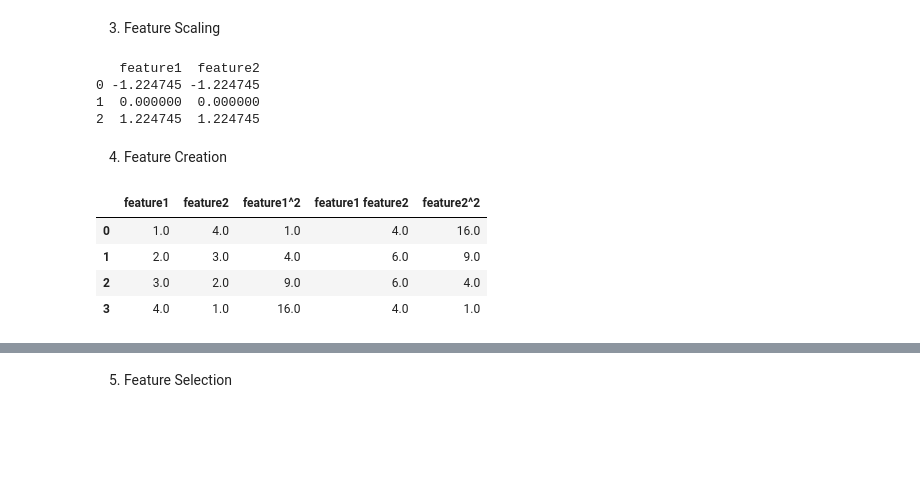
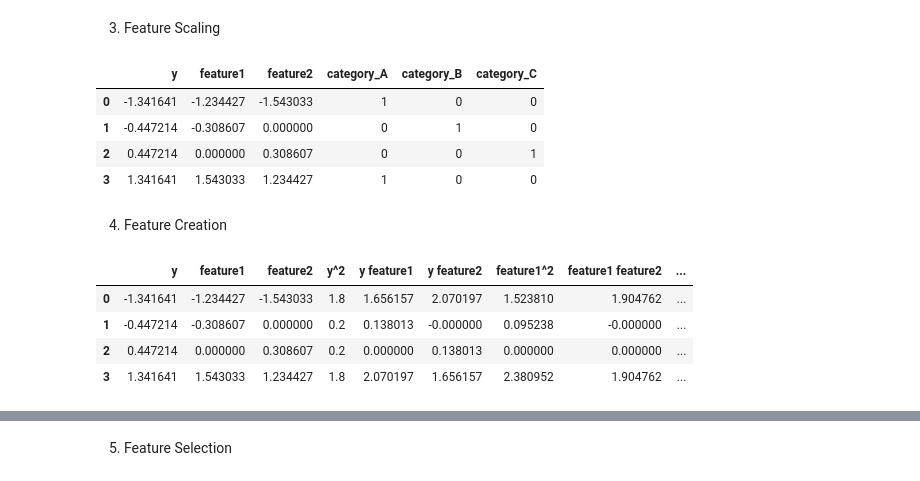
Before and after one commit to ChopinNo3Op9/Data-Analysis, a Jupyter notebook: feature engineering.ipynb, the cells around one changed output, grey strips where cells are left out. Saved outputs shown, nothing was run; the diff lists cells and outputs as text; code cells hidden in the pictures; blank space fills up the shorter version.

```diff
--- a/feature engineering.ipynb
+++ b/feature engineering.ipynb
@@ -32,5 +62,7 @@ df_imputed
 # Sample categorical data
 data = {'category': ['A', 'B', 'C', 'A']}
 df = pd.DataFrame(data)
+df = pd.concat([df_cleaned, df], axis=1)
+# df = pd.concat([df_cleaned, df]) # Concatenate df and df_cleaned vertically
 df
 # %% [output]
@@ -42,5 +74,5 @@ df
 # %%
 # One-Hot Encode categorical data
-df_encoded = pd.get_dummies(df, columns=['category'])
-df_encoded
+df = pd.get_dummies(df, columns=['category'])
+df
 # %% [output]
@@ -51,0 +84,4 @@ df_encoded
+# %%
+boolean_columns = ['category_A', 'category_B', 'category_C']
+df[boolean_columns] = df[boolean_columns].astype(int)
+df
@@ -52,35 +94,27 @@ df_encoded
 # %% [markdown]
 3. Feature Scaling
 # %%
-# Sample data
-data = [[0, 10], [1, 20], [2, 30]]
-df = pd.DataFrame(data, columns=['feature1', 'feature2'])
-
 # Standardize features, normalize the range of independent variables or features of data
 scaler = StandardScaler()
-df_scaled = pd.DataFrame(scaler.fit_transform(df), columns=df.columns)
-
-print(df_scaled)
+df_scaled = pd.DataFrame(scaler.fit_transform(df.iloc[:, :3]), columns=df.columns[:3])
+df = pd.concat([df_scaled, df.iloc[:, 3:]], axis=1)
+df
 # %% [output]
-   feature1  feature2
-0 -1.224745 -1.224745
-1  0.000000  0.000000
-2  1.224745  1.224745
+|  | y | feature1 | feature2 | category_A | category_B | category_C |
+| 0 | -1.341641 | -1.234427 | -1.543033 | 1 | 0 | 0 |
+| 1 | -0.447214 | -0.308607 | 0.000000 | 0 | 1 | 0 |
+| 2 | 0.447214 | 0.000000 | 0.308607 | 0 | 0 | 1 |
+| 3 | 1.341641 | 1.543033 | 1.234427 | 1 | 0 | 0 |
 # %% [markdown]
 4. Feature Creation
 # %%
-# Sample data
-data = {'feature1': [1, 2, 3, 4],
-        'feature2': [4, 3, 2, 1]}
-df = pd.DataFrame(data)
-
 # Create polynomial features, creates polynomial features (degree 2) from the existing features, which can help in capturing relationships between features.
 poly = PolynomialFeatures(degree=2, include_bias=False)
-df_poly = pd.DataFrame(poly.fit_transform(df), columns=poly.get_feature_names_out())
+df_poly = pd.DataFrame(poly.fit_transform(df.iloc[:, :3]), columns=poly.get_feature_names_out())
 df_poly
 # %% [output]
-|  | feature1 | feature2 | feature1^2 | feature1 feature2 | feature2^2 |
-| 0 | 1.0 | 4.0 | 1.0 | 4.0 | 16.0 |
-| 1 | 2.0 | 3.0 | 4.0 | 6.0 | 9.0 |
-| 2 | 3.0 | 2.0 | 9.0 | 6.0 | 4.0 |
-| 3 | 4.0 | 1.0 | 16.0 | 4.0 | 1.0 |
+|  | y | feature1 | feature2 | y^2 | y feature1 | y feature2 | feature1^2 | feature1 feature2 | ... |
+| 0 | -1.341641 | -1.234427 | -1.543033 | 1.8 | 1.656157 | 2.070197 | 1.523810 | 1.904762 | ... |
+| 1 | -0.447214 | -0.308607 | 0.000000 | 0.2 | 0.138013 | -0.000000 | 0.095238 | -0.000000 | ... |
+| 2 | 0.447214 | 0.000000 | 0.308607 | 0.2 | 0.000000 | 0.138013 | 0.000000 | 0.000000 | ... |
+| 3 | 1.341641 | 1.543033 | 1.234427 | 1.8 | 2.070197 | 1.656157 | 2.380952 | 1.904762 | ... |
```
Also changed, not shown: parts of 11 cells of this notebook, 1 other file.
